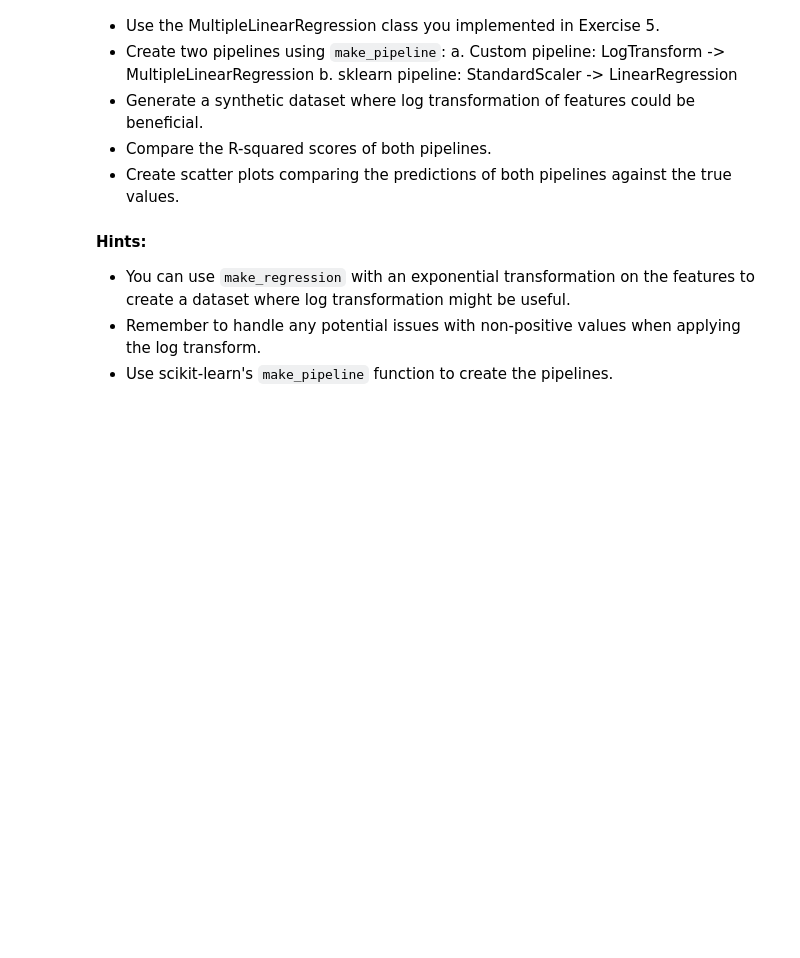
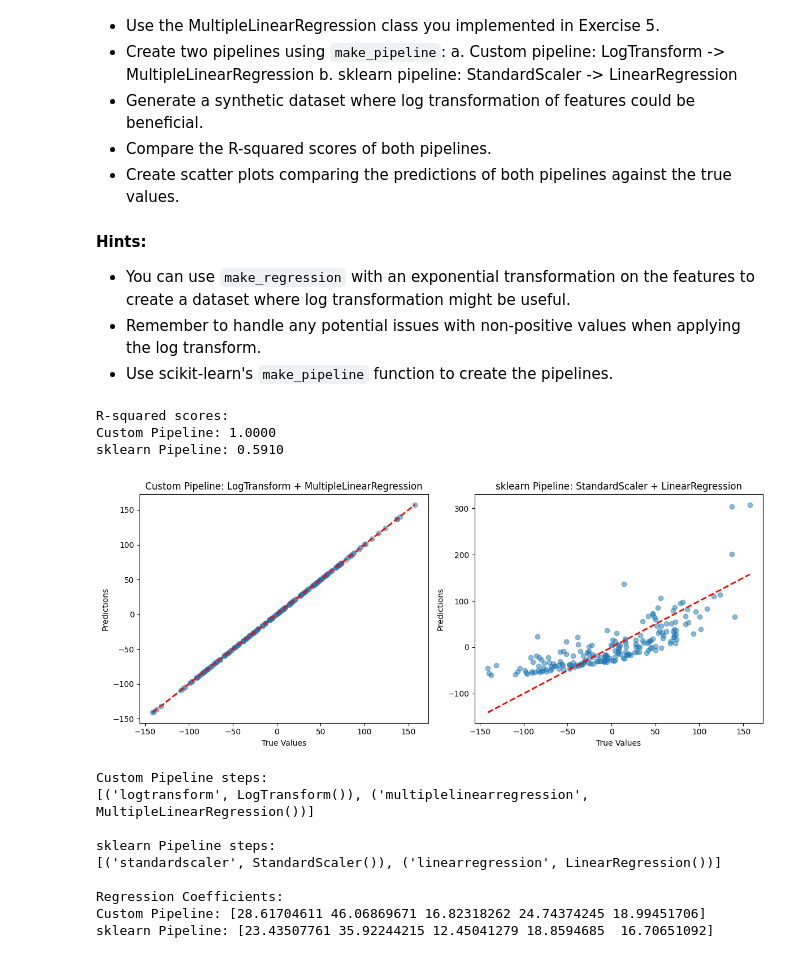
Before and after one commit to IST407/fixed2-student-lectures-ryanmyers08, a Jupyter notebook: 5-week5/lab-exercises.ipynb, the cells around one changed output. Cells and saved outputs as stored; diff of their text form; code cells hidden in the pictures; blank space fills up the shorter version.

```diff
--- a/5-week5/lab-exercises.ipynb
+++ b/5-week5/lab-exercises.ipynb
@@ -306,6 +386,8 @@ from sklearn.pipeline import make_pipeline
 from sklearn.preprocessing import StandardScaler
 from sklearn.linear_model import LinearRegression
 from sklearn.metrics import r2_score
+from sklearn.base import BaseEstimator, RegressorMixin, TransformerMixin
+from sklearn.utils.validation import check_X_y, check_array
 
 # Assuming you have your LogTransform and MultipleLinearRegression classes from previous exercises
 # from log_transform import LogTransform
@@ -319,15 +401,58 @@ X = np.abs(X) + 1e-5  # Ensure all values are positive for log transform
 
 X_train, X_test, y_train, y_test = train_test_split(X, y, test_size=0.2, random_state=42)
 
+#Had to pull in class from previous time we used LogTransform (or chatGPT)
+class LogTransform(BaseEstimator, TransformerMixin):
+    def fit(self, X, y=None):
+        return self  # Nothing to fit for log transform
+
+    def transform(self, X):
+        return np.log(X)
+# Had to pull in this class too
+# class MultipleLinearRegression(BaseEstimator, RegressorMixin):
+#     def __init__(self, learning_rate=0.01, n_iterations=1000, tolerance=1e-6):
+#         self.learning_rate = learning_rate
+#         self.n_iterations = n_iterations
+#         self.tolerance = tolerance
+#         self.coef_ = None
+#         self.intercept_ = None
+
+#     def fit(self, X, y):
+#         X, y = check_X_y(X, y, ensure_2d=True)
+#         n_samples, n_features = X.shape
+#         self.coef_ = np.zeros(n_features)
+#         self.intercept_ = 0
+
+#         for _ in range(self.n_iterations):
+#             y_pred = self.predict(X)
+#             dw = (1/n_samples) * np.dot(X.T, (y_pred - y))
+#             db = (1/n_samples) * np.sum(y_pred - y)
+
+#             self.coef_ -= self.learning_rate * dw
+#             self.intercept_ -= self.learning_rate * db
+
+#             if np.all(np.abs(self.learning_rate * dw) < self.tolerance):
+#                 break
+
+#         return self
+
+#     def predict(self, X):
+#         X = check_array(X, ensure_2d=True)
+#         return np.dot(X, self.coef_) + self.intercept_
+
 # Create custom pipeline
 custom_pipeline = make_pipeline(
-    #implment me
+    LogTransform(),  # Apply log transformation
+    MultipleLinearRegression(learning_rate=0.01, n_iterations=1000)  # Fit multiple linear regression
 )
+
 
 # Create sklearn pipeline
 sklearn_pipeline = make_pipeline(
-    #implment me
+    StandardScaler(),  # Standardize the features
+    LinearRegression()  # Fit linear regression
 )
+
 
 # Fit both pipelines
 custom_pipeline.fit(X_train, y_train)
@@ -352,30 +477,44 @@ plt.subplot(121)
 plt.scatter(y_test, custom_pred, alpha=0.5)
 plt.plot([y_test.min(), y_test.max()], [y_test.min(), y_test.max()], 'r--', lw=2)
 plt.xlabel("True Values")
 plt.ylabel("Predictions")
 plt.title("Custom Pipeline: LogTransform + MultipleLinearRegression")
 
 plt.subplot(122)
 plt.scatter(y_test, sklearn_pred, alpha=0.5)
 plt.plot([y_test.min(), y_test.max()], [y_test.min(), y_test.max()], 'r--', lw=2)
 plt.xlabel("True Values")
 plt.ylabel("Predictions")
 plt.title("sklearn Pipeline: StandardScaler + LinearRegression")
 
 plt.tight_layout()
 plt.show()
 
 # Compare pipeline steps
 print("\nCustom Pipeline steps:")
 print(custom_pipeline.steps)
 
 print("\nsklearn Pipeline steps:")
 print(sklearn_pipeline.steps)
 
 # If you want to access the coefficients of the regression models:
 custom_coef = custom_pipeline.named_steps['multiplelinearregression'].coef_
 sklearn_coef = sklearn_pipeline.named_steps['linearregression'].coef_
 
 print("\nRegression Coefficients:")
 print("Custom Pipeline:", custom_coef)
 print("sklearn Pipeline:", sklearn_coef)
+# %% [output]
+R-squared scores:
+Custom Pipeline: 1.0000
+sklearn Pipeline: 0.5910
+[figure, added]
+Custom Pipeline steps:
+[('logtransform', LogTransform()), ('multiplelinearregression', MultipleLinearRegression())]
+
+sklearn Pipeline steps:
+[('standardscaler', StandardScaler()), ('linearregression', LinearRegression())]
+
+Regression Coefficients:
+Custom Pipeline: [28.61704611 46.06869671 16.82318262 24.74374245 18.99451706]
+sklearn Pipeline: [23.43507761 35.92244215 12.45041279 18.8594685  16.70651092]
```
Also changed, not shown: parts of 3 cells of this notebook.
